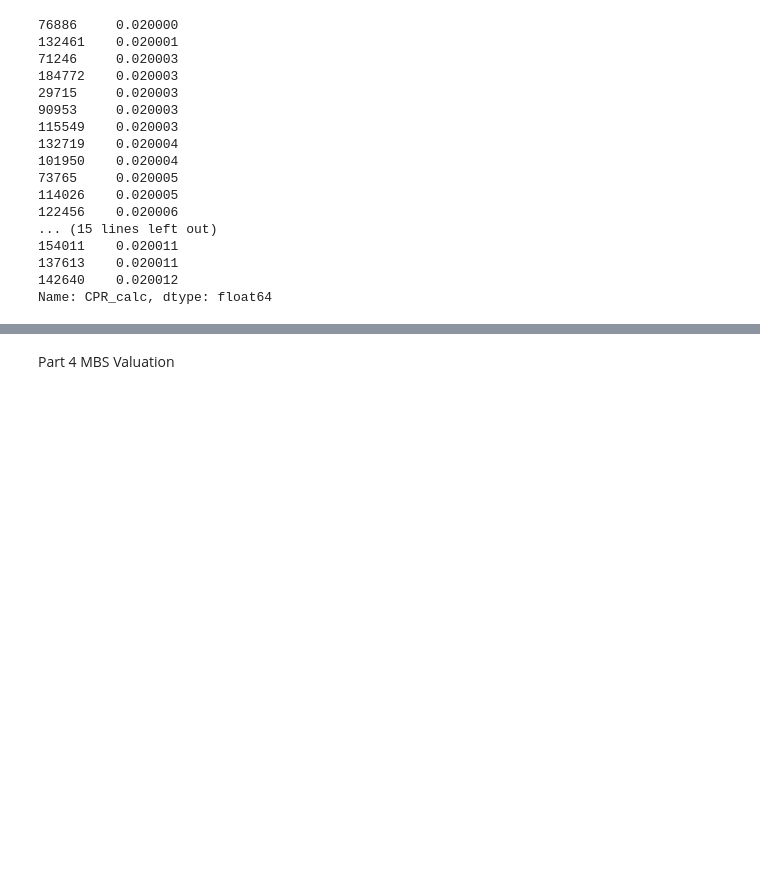
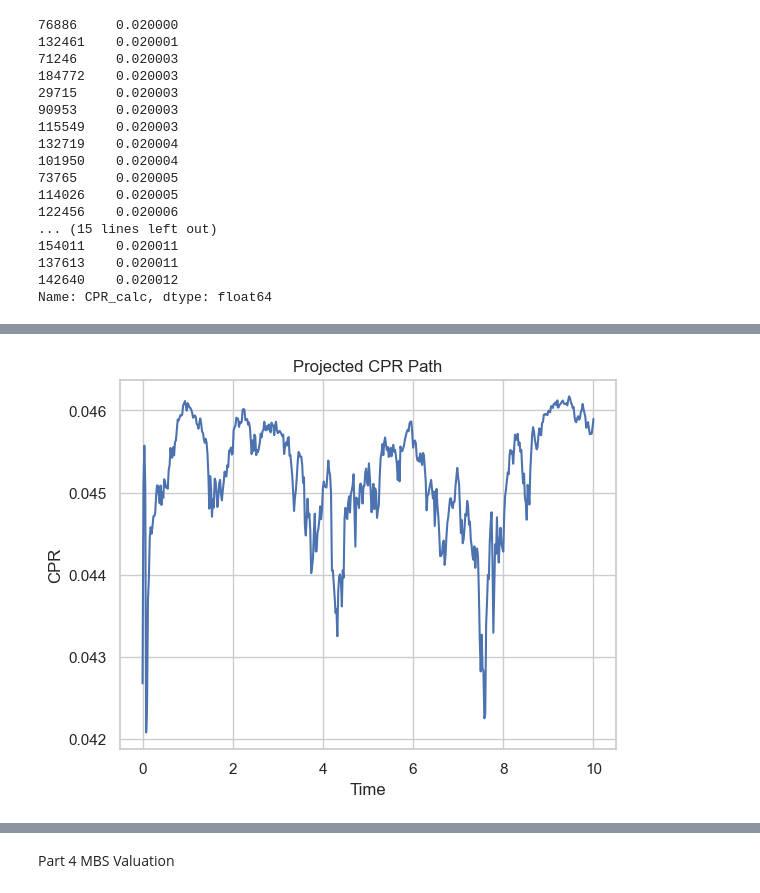
Before and after one commit to chloelinrq/STAT5030_Numerical_Methods_Group_Project, a Jupyter notebook: main.ipynb, the cells around one changed output, grey strips where cells are left out. Drawn from its saved outputs; the diff is of its cells as text; code cells hidden in the pictures; blank space fills up the shorter version.

```diff
--- a/main.ipynb
+++ b/main.ipynb
@@ -912,0 +1020,11 @@ CPR_max 5/95: [0.04606861 0.04658295]
+# %%
+#Future conditional Prepayment Rate (CPR) projection using logistic function
+#so we are applying equation: CPR(t) = CPR_min + (CPR_max - CPR_min) / (1 + exp(-k*(I(t) - theta)))
+
+cpr_min = mins.mean()
+cpr_max = maxs.mean()
+k_hat = 100     # steepness (you used this earlier)
+theta_hat = 0   # midpoint
+refi_df['CPR_proj'] = cpr_min + (cpr_max - cpr_min) / (
+    1 + np.exp(-k_hat * (refi_df['refi_incentive'] - theta_hat))
+)
@@ -912,0 +1051,19 @@ CPR_max 5/95: [0.04606861 0.04658295]
+# %%
+import matplotlib.pyplot as plt
+import seaborn as sns
+import matplotlib.pyplot as plt
+
+# optional: nicer default style
+sns.set(style="whitegrid")
+
+
+sample = refi_df[(refi_df['coupon_rate'] == 0.065) & (refi_df['path_id'] == 0)]
+
+plt.plot(sample['time_years'], sample['CPR_proj'])
+plt.title("Projected CPR Path")
+plt.xlabel("Time")
+plt.ylabel("CPR")
+plt.show()
+#one example. other two examples.
+# %% [output]
+[figure, added]
```
Also changed, not shown: parts of 15 cells of this notebook.
